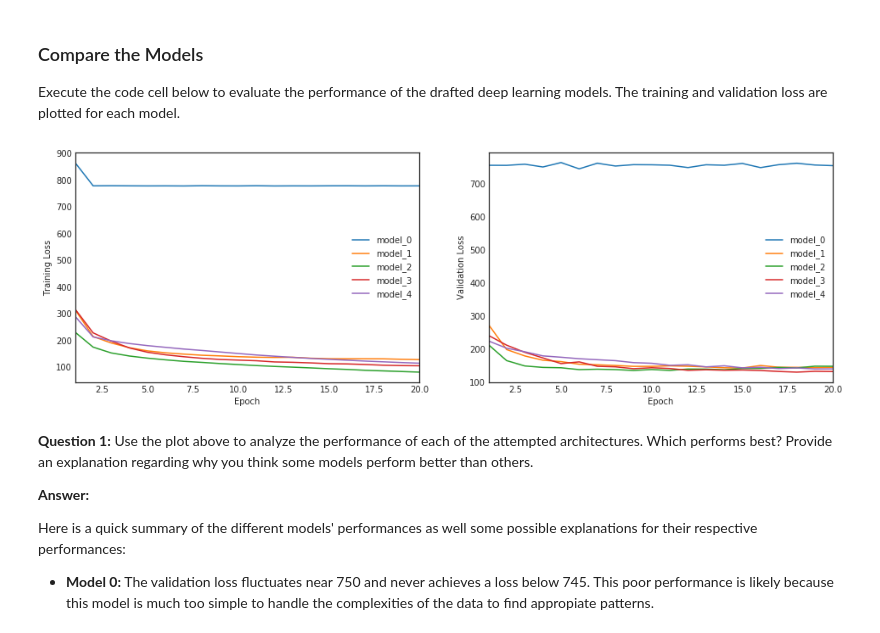
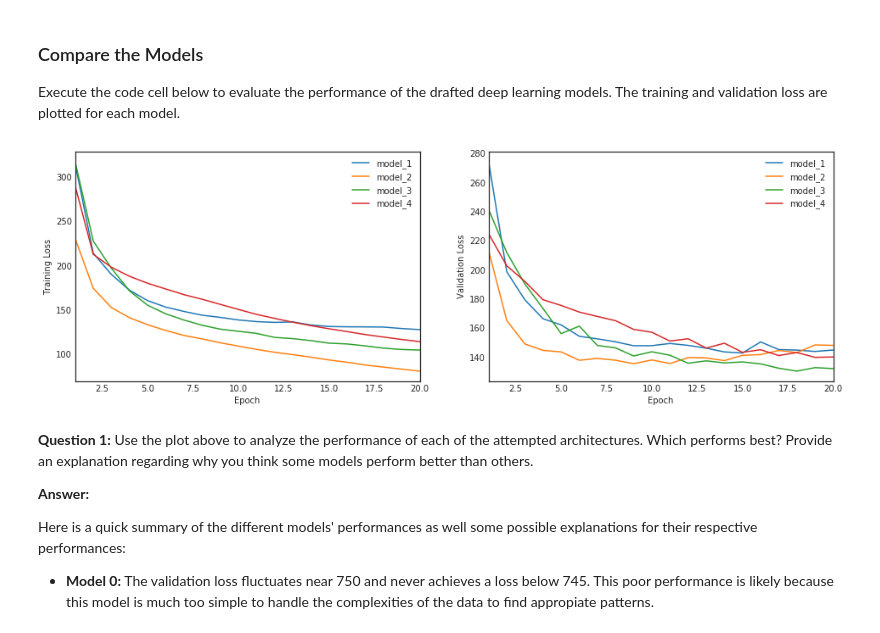
Before and after one commit to MrGeislinger/UdacityNLPND_Project_VUISpeechRecognizer, a Jupyter notebook: vui_notebook.ipynb, the cells around one changed output. Cells and saved outputs as stored; diff of their text form; code cells hidden in the pictures.

```diff
--- a/vui_notebook.ipynb
+++ b/vui_notebook.ipynb
@@ -505,41 +505,41 @@ import matplotlib.pyplot as plt
 sns.set_style(style='white')
 
 # obtain the paths for the saved model history
-all_pickles = sorted(glob("results/*.pickle"))
+all_pickles = sorted(glob("results/*.pickle"))[1:]
 # extract the name of each model
 model_names = [item[8:-7] for item in all_pickles]
 # extract the loss history for each model
 valid_loss = [pickle.load( open( i, "rb" ) )['val_loss'] for i in all_pickles]
 train_loss = [pickle.load( open( i, "rb" ) )['loss'] for i in all_pickles]
 # save the number of epochs used to train each model
 num_epochs = [len(valid_loss[i]) for i in range(len(valid_loss))]
 
 fig = plt.figure(figsize=(16,5))
 
 # plot the training loss vs. epoch for each model
 ax1 = fig.add_subplot(121)
 for i in range(len(all_pickles)):
     ax1.plot(np.linspace(1, num_epochs[i], num_epochs[i]),
             train_loss[i], label=model_names[i])
 # clean up the plot
 ax1.legend()
 ax1.set_xlim([1, max(num_epochs)])
 plt.xlabel('Epoch')
 plt.ylabel('Training Loss')
 
 # plot the validation loss vs. epoch for each model
 ax2 = fig.add_subplot(122)
 for i in range(len(all_pickles)):
     ax2.plot(np.linspace(1, num_epochs[i], num_epochs[i]),
             valid_loss[i], label=model_names[i])
 # clean up the plot
 ax2.legend()
 ax2.set_xlim([1, max(num_epochs)])
 plt.xlabel('Epoch')
 plt.ylabel('Validation Loss')
 plt.show()
 # %% [output]
-[figure, old version]
+[figure, new version]
 # %% [markdown]
 __Question 1:__ Use the plot above to analyze the performance of each of the attempted architectures.  Which performs best?  Provide an explanation regarding why you think some models perform better than others.
 
```
Also changed, not shown: parts of 3 cells of this notebook.
